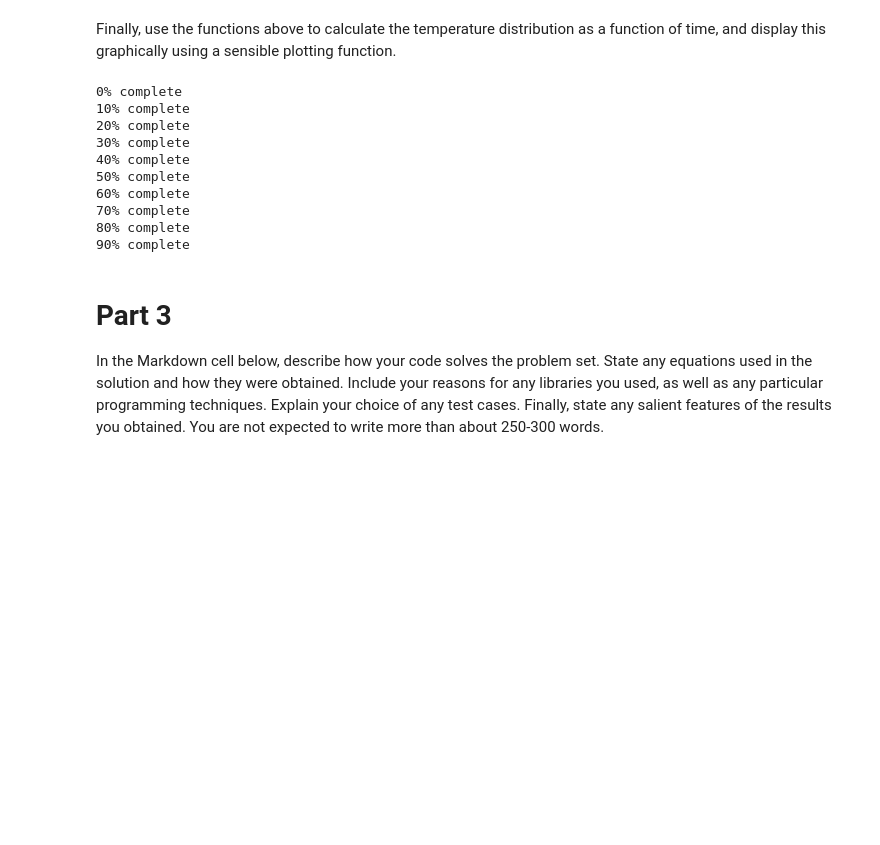
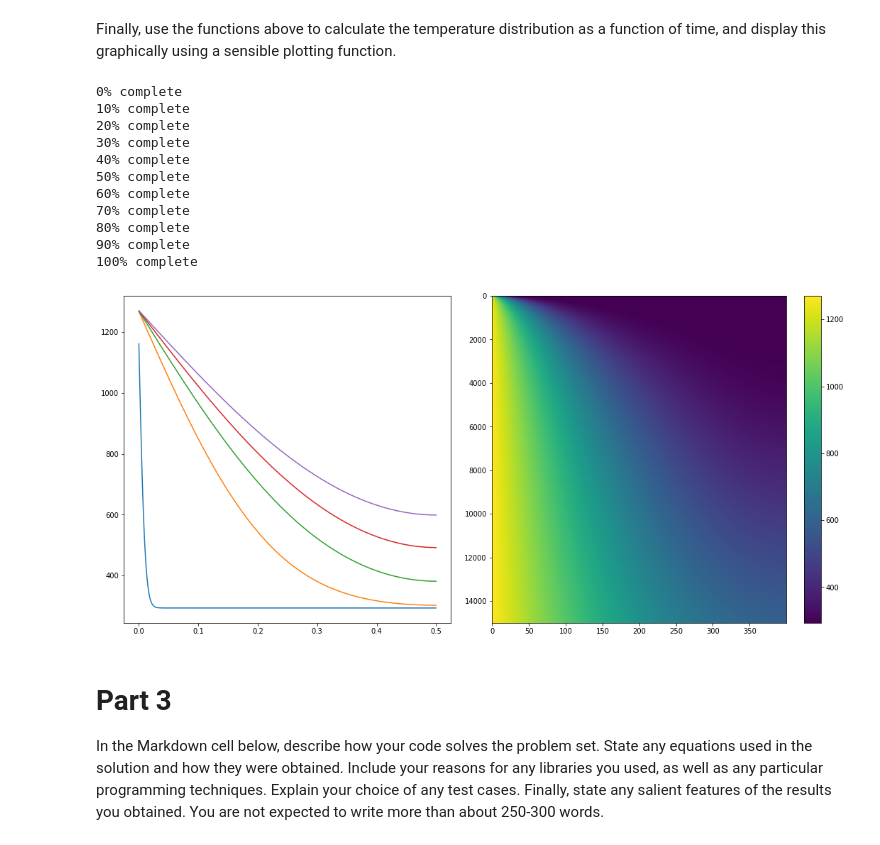
Before and after one commit to tw19816/Uni_2021_2022, a Jupyter notebook: Exercise_3/Exercise-3.ipynb, the cells around one changed output. Cells and saved outputs as stored; diff of their text form; code cells hidden in the pictures; blank space fills up the shorter version.

```diff
--- a/Exercise_3/Exercise-3.ipynb
+++ b/Exercise_3/Exercise-3.ipynb
@@ -566,31 +592,43 @@ def create_neumann(x_n, x_step, t_step, k, bound):
     return matrix, bound_arr
 # %% [markdown]
 Finally, use the functions above to calculate the temperature distribution as a function of time, and display this graphically using a sensible plotting function.
-# %%
-solution_neumann = Diffusion_Solution(1)
-solution_neumann.coords_current = u_initial
-solution_neumann.matrix, solution_neumann.bounds = create_neumann(
-    x_n, x_step, t_step, k, bounds[0]
-)
-solution_neumann.lu = get_LU(solution_neumann.matrix)
-solution_neumann.coords_all = timestep_dirichlet(
-    solution_neumann.coords_current,
-    solution_neumann.bounds,
-    t_n_max,
-    lu_decomp=solution_neumann.lu,
-    matrix=solution_neumann.matrix
-)
-# %% [output]
-0% complete
-10% complete
-20% complete
-30% complete
-40% complete
-50% complete
-60% complete
-70% complete
-80% complete
-90% complete
+# %%
+solution_neumann = Diffusion_Solution(1)
+solution_neumann.coords_current = u_initial
+solution_neumann.spatial = spatial
+solution_neumann.matrix, solution_neumann.bounds = create_neumann(
+    x_n, x_step, t_step, k, bounds[0]
+)
+solution_neumann.coords_all = timestep_dirichlet(
+    solution_neumann.coords_current,
+    solution_neumann.bounds,
+    t_n_max,
+    solution_neumann.matrix
+)
+# determine points to graph
+graph_time_id = np.linspace(10, t_n_max-1, 5, dtype=int)
+# graphing
+fig_neu = plt.figure(figsize=[16, 8])
+axes_graph = fig_neu.add_axes([0.1, 0.1, 0.4, 0.8])
+for id, x in enumerate(graph_time_id):
+    axes_graph.plot(solution_neumann.spatial, solution_neumann.coords_all[x])
+axes_imshow = fig_neu.add_axes([0.55, 0.1, 0.45, 0.8])
+im = axes_imshow.imshow(solution_neumann.coords_all, aspect='auto')
+plt.colorbar(im, ax=axes_imshow)
+plt.show()
+# %% [output]
+0% complete
+10% complete
+20% complete
+30% complete
+40% complete
+50% complete
+60% complete
+70% complete
+80% complete
+90% complete
+100% complete
+[figure, added]
 # %% [markdown]
 # Part 3
 
```
Also changed, not shown: parts of 4 cells of this notebook.
